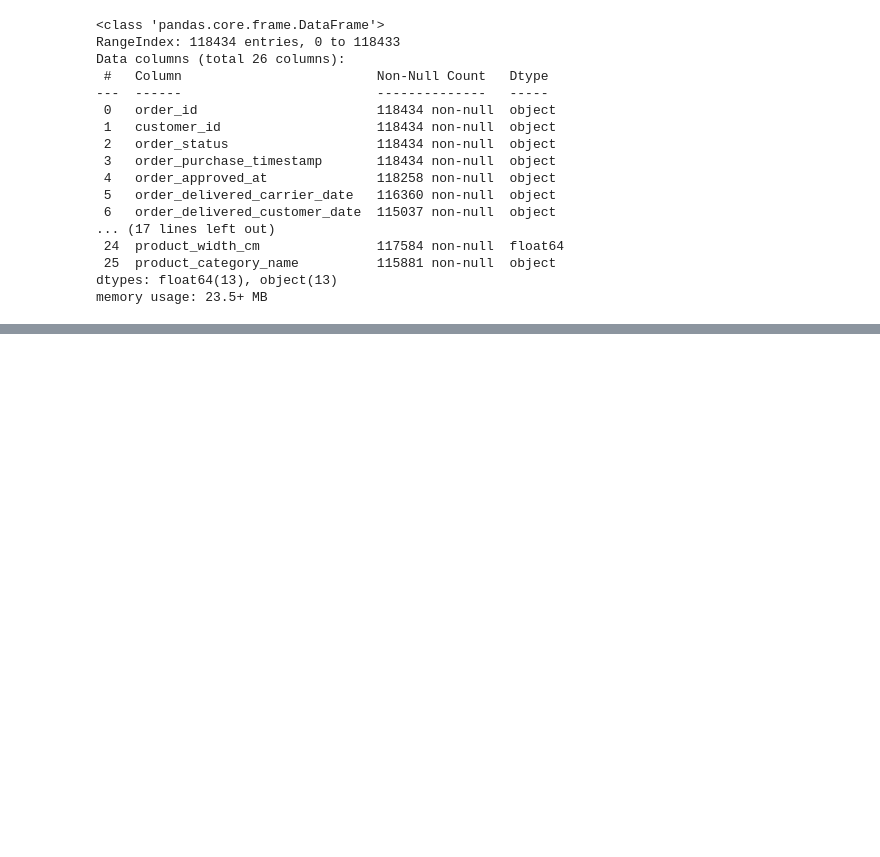
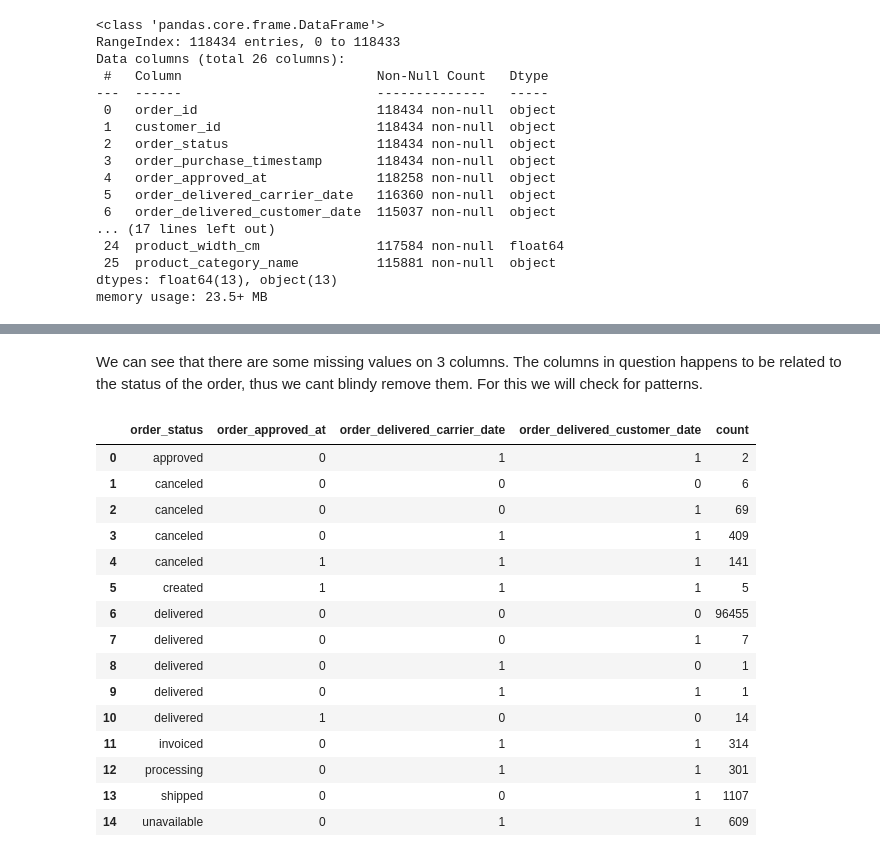
Before and after one commit to fritz-immanuel/Brazilian-E-Commerce-Data-Analysis, a Jupyter notebook: Data Analysis & Predictions.ipynb, the cells around one changed output, grey strips where cells are left out. Cells and saved outputs as stored; diff of their text form; code cells hidden in the pictures; blank space fills up the shorter version.

```diff
--- a/Data Analysis & Predictions.ipynb
+++ b/Data Analysis & Predictions.ipynb
@@ -53,3 +179,4 @@ import warnings
 warnings.filterwarnings("ignore")
 
 pd.set_option('display.max_columns', None) # display all columns, without limits
+pd.set_option('display.max_colwidth', None)
@@ -56,15 +185,15 @@ pd.set_option('display.max_columns', None) # display all columns, without limits
 # %%
 # load dataset
-customers_df = pd.read_csv('dataset/olist_customers_dataset.csv')
+customers_df = pd.read_csv('dataset/raw/olist_customers_dataset.csv')
 
-orders_df = pd.read_csv('dataset/olist_orders_dataset.csv')
-order_items_df = pd.read_csv('dataset/olist_order_items_dataset.csv')
-order_payments_df = pd.read_csv('dataset/olist_order_payments_dataset.csv')
-order_reviews_df = pd.read_csv('dataset/olist_order_reviews_dataset.csv')
+orders_df = pd.read_csv('dataset/raw/olist_orders_dataset.csv')
+order_items_df = pd.read_csv('dataset/raw/olist_order_items_dataset.csv')
+order_payments_df = pd.read_csv('dataset/raw/olist_order_payments_dataset.csv')
+order_reviews_df = pd.read_csv('dataset/raw/olist_order_reviews_dataset.csv')
 
-products_df = pd.read_csv('dataset/olist_products_dataset.csv')
-pcateg_translation_df = pd.read_csv('dataset/product_category_name_translation.csv')
+products_df = pd.read_csv('dataset/raw/olist_products_dataset.csv')
+pcateg_translation_df = pd.read_csv('dataset/raw/product_category_name_translation.csv')
 
-sellers_df = pd.read_csv('dataset/olist_sellers_dataset.csv')
+sellers_df = pd.read_csv('dataset/raw/olist_sellers_dataset.csv')
 
-geolocation_df = pd.read_csv('dataset/olist_geolocation_dataset.csv')
+geolocation_df = pd.read_csv('dataset/raw/olist_geolocation_dataset.csv')
@@ -131,0 +356,6 @@ memory usage: 23.5+ MB
+# %%
+orders_df['order_purchase_timestamp'] = pd.to_datetime(orders_df['order_purchase_timestamp'])
+orders_df['order_approved_at'] = pd.to_datetime(orders_df['order_approved_at'])
+orders_df['order_delivered_carrier_date'] = pd.to_datetime(orders_df['order_delivered_carrier_date'])
+orders_df['order_delivered_customer_date'] = pd.to_datetime(orders_df['order_delivered_customer_date'])
+orders_df['order_estimated_delivery_date'] = pd.to_datetime(orders_df['order_estimated_delivery_date'])
@@ -131,0 +376,25 @@ memory usage: 23.5+ MB
+# %% [markdown]
+We can see that there are some missing values on 3 columns. The columns in question happens to be related to the status of the order, thus we cant blindy remove them. For this we will check for patterns.
+# %%
+missing_pattern_by_status = orders_df.groupby('order_status').apply(
+		lambda x: x[['order_approved_at', 'order_delivered_carrier_date', 'order_delivered_customer_date']].isna().astype(int)
+		.groupby(list(x[['order_approved_at', 'order_delivered_carrier_date', 'order_delivered_customer_date']].columns)).size()
+	).reset_index(name='count')
+missing_pattern_by_status
+# %% [output]
+|  | order_status | order_approved_at | order_delivered_carrier_date | order_delivered_customer_date | count |
+| 0 | approved | 0 | 1 | 1 | 2 |
+| 1 | canceled | 0 | 0 | 0 | 6 |
+| 2 | canceled | 0 | 0 | 1 | 69 |
+| 3 | canceled | 0 | 1 | 1 | 409 |
+| 4 | canceled | 1 | 1 | 1 | 141 |
+| 5 | created | 1 | 1 | 1 | 5 |
+| 6 | delivered | 0 | 0 | 0 | 96455 |
+| 7 | delivered | 0 | 0 | 1 | 7 |
+| 8 | delivered | 0 | 1 | 0 | 1 |
+| 9 | delivered | 0 | 1 | 1 | 1 |
+| 10 | delivered | 1 | 0 | 0 | 14 |
+| 11 | invoiced | 0 | 1 | 1 | 314 |
+| 12 | processing | 0 | 1 | 1 | 301 |
+| 13 | shipped | 0 | 0 | 1 | 1107 |
+| 14 | unavailable | 0 | 1 | 1 | 609 |
```
Also changed, not shown: parts of 48 cells of this notebook, 12 other files.
